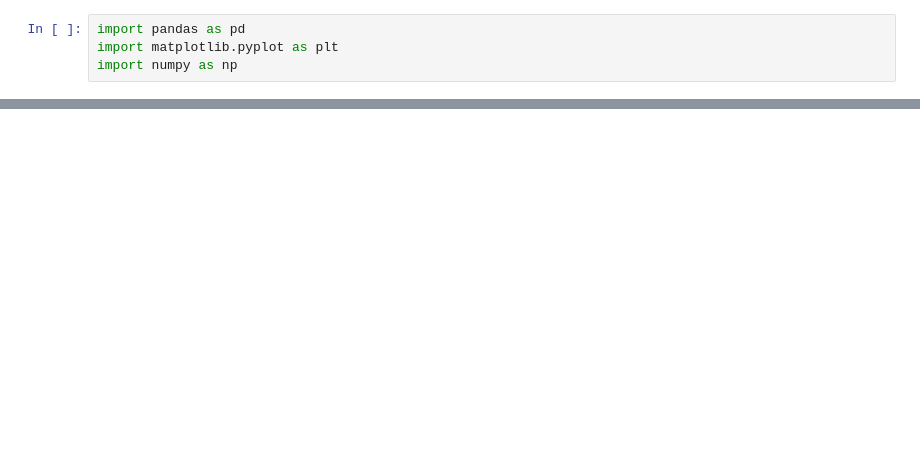
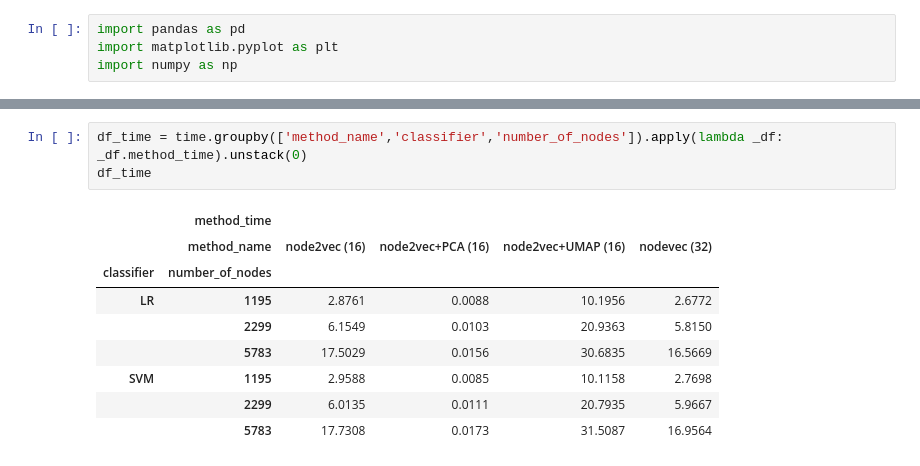
Before and after one commit to grzegorzborkowski/umap_node2vec_linkprediction, a Jupyter notebook: Plots.ipynb, the cells around one changed output, grey strips where cells are left out. Cells and saved outputs as stored; diff of their text form; blank space fills up the shorter version.

```diff
--- a/Plots.ipynb
+++ b/Plots.ipynb
@@ -80,0 +108,13 @@ plt.show()
+# %%
+df_time = time.groupby(['method_name','classifier','number_of_nodes']).apply(lambda _df: _df.method_time).unstack(0)
+df_time
+# %% [output]
+|  | method_time |  |  |  |  |
+|  | method_name | node2vec (16) | node2vec+PCA (16) | node2vec+UMAP (16) | nodevec (32) |
+| classifier | number_of_nodes |  |  |  |  |
+| LR | 1195 | 2.8761 | 0.0088 | 10.1956 | 2.6772 |
+|  | 2299 | 6.1549 | 0.0103 | 20.9363 | 5.8150 |
+|  | 5783 | 17.5029 | 0.0156 | 30.6835 | 16.5669 |
+| SVM | 1195 | 2.9588 | 0.0085 | 10.1158 | 2.7698 |
+|  | 2299 | 6.0135 | 0.0111 | 20.7935 | 5.9667 |
+|  | 5783 | 17.7308 | 0.0173 | 31.5087 | 16.9564 |
```
Also changed, not shown: parts of 6 cells of this notebook.
